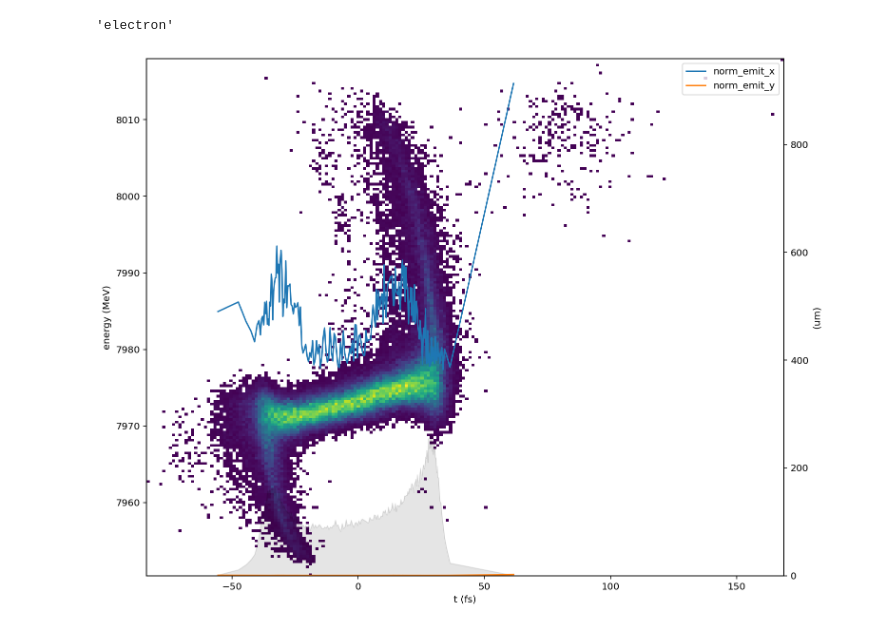
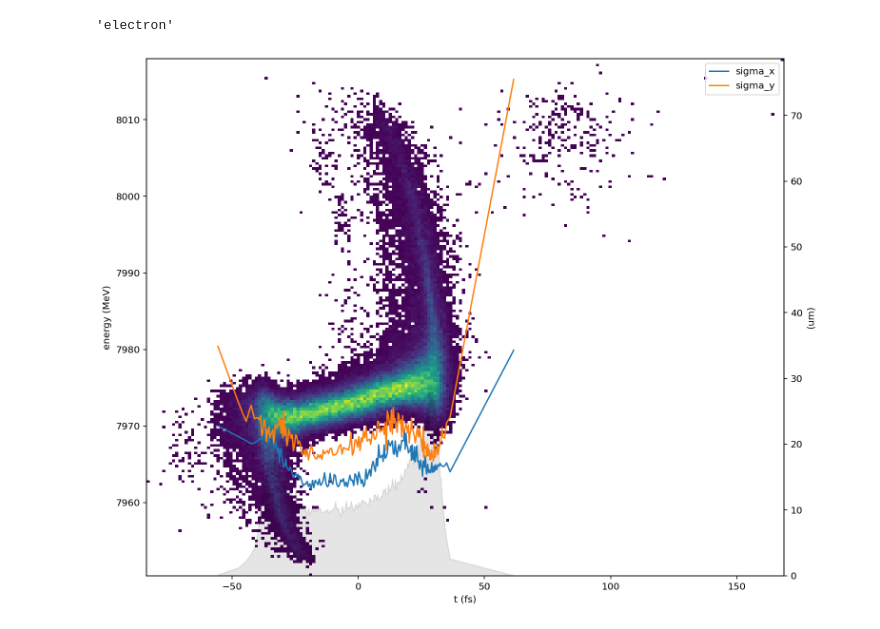
Before and after one commit to ChristopherMayes/openPMD-beamphysics, a Jupyter notebook: examples/plot_examples.ipynb, the cells around one changed output. Drawn from its saved outputs; the diff is of its cells as text; code cells hidden in the pictures.

```diff
--- a/examples/plot_examples.ipynb
+++ b/examples/plot_examples.ipynb
@@ -65,6 +64,5 @@ marginal_plot(P, 't', 'energy', bins=150)
 # %% [output]
 [figure]
 # %%
-P.x *=  1000
 marginal_plot(P, 'x', 'y', bins=150)
 # %% [output]
@@ -82,6 +80,6 @@ P.species
 # %% [output]
 'electron'
 # %%
-density_and_slice_plot(P, 't', 'energy', stat_keys = ['norm_emit_x', 'norm_emit_y'], n_slice = 200, bins=200)
+density_and_slice_plot(P, 't', 'energy', stat_keys = ['sigma_x', 'sigma_y'], n_slice = 200, bins=200)
 # %% [output]
-[figure, old version]
+[figure, new version]
```
Also changed, not shown: parts of 3 cells of this notebook, 6 other files.
